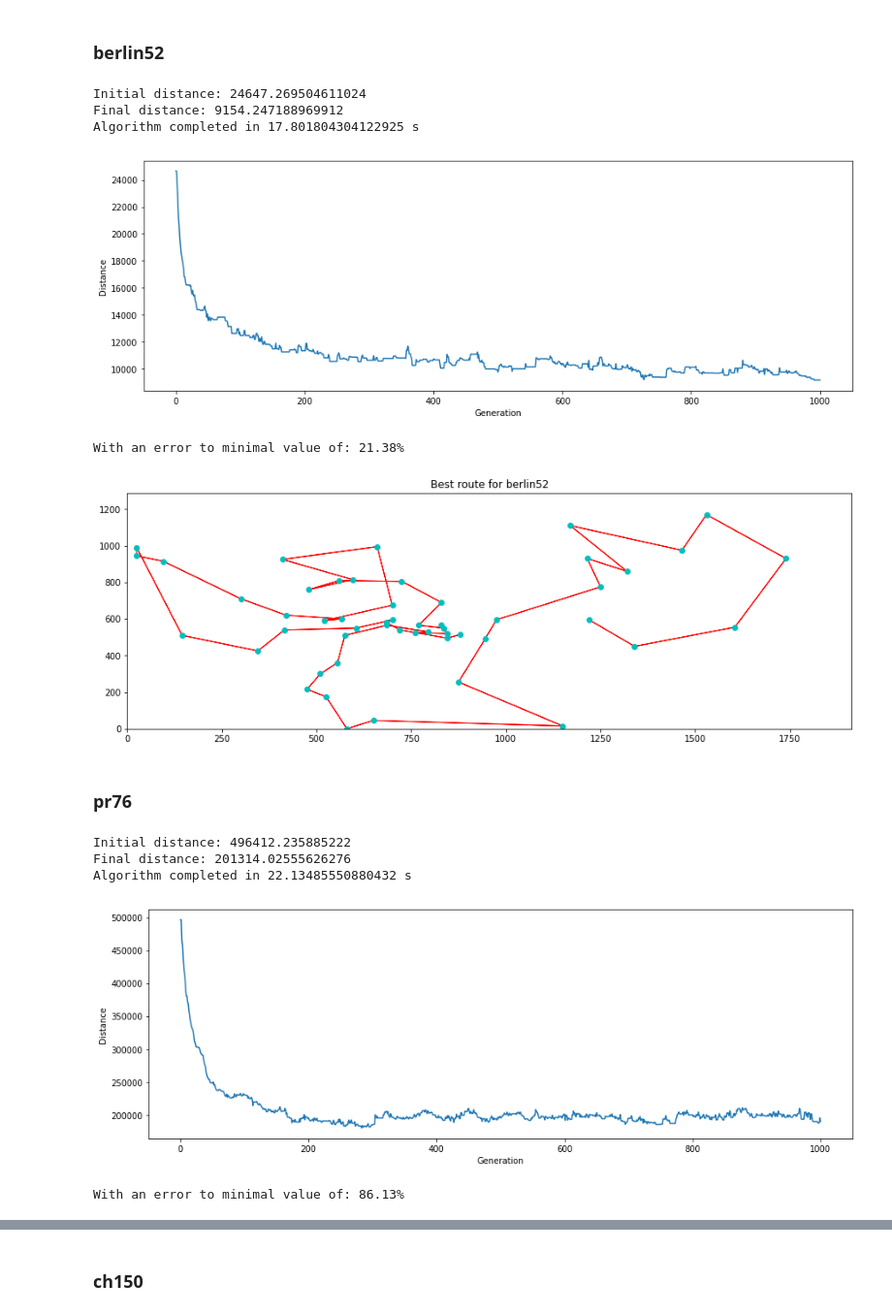
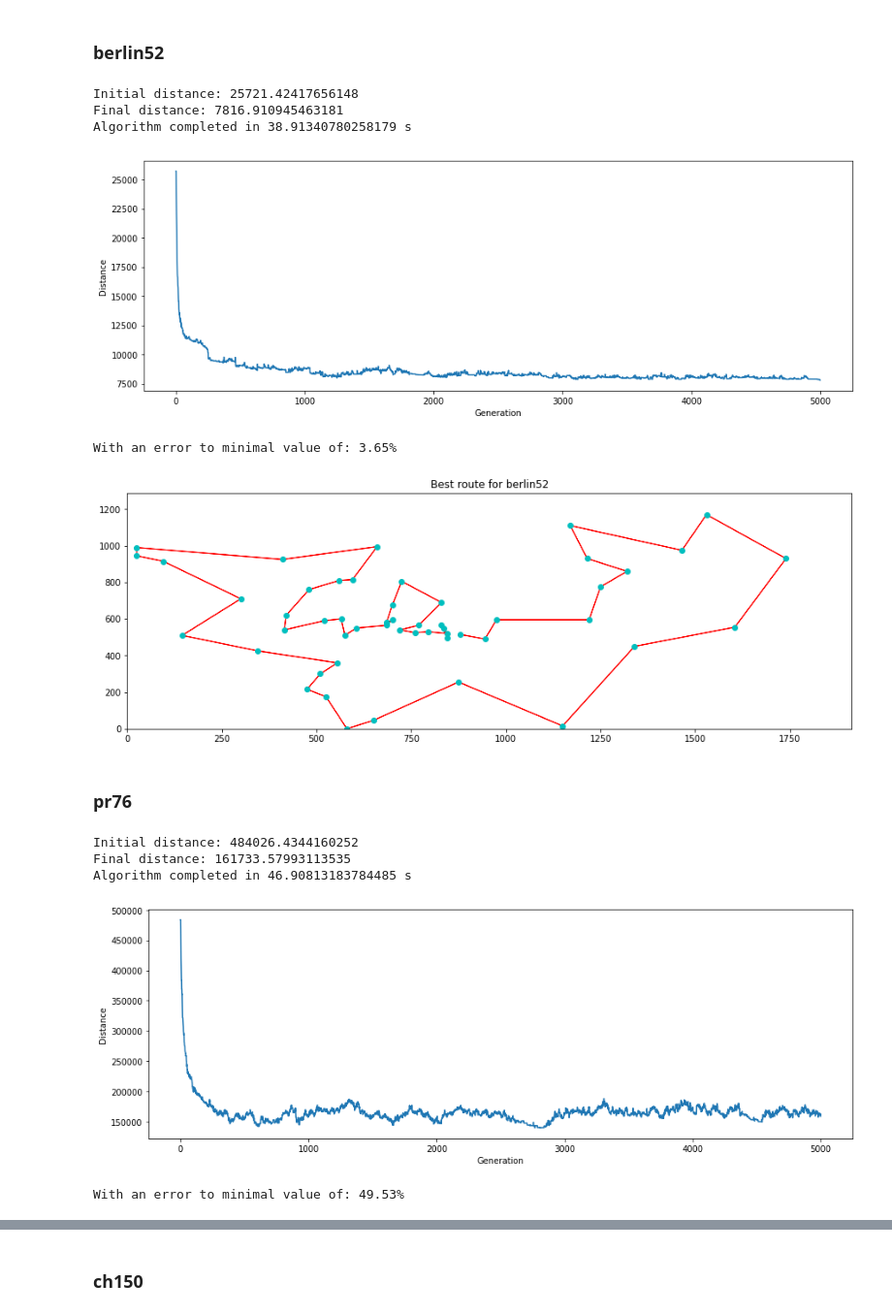
Before and after one commit to DBertazioli/Ant-Q-KGA, a Jupyter notebook: genomic/extended_try.ipynb, the cells around one changed output, grey strips where cells are left out. Shown: that part at 97% size. Drawn from its saved outputs; the diff is of its cells as text; code cells hidden in the pictures.

```diff
--- a/genomic/extended_try.ipynb
+++ b/genomic/extended_try.ipynb
@@ -261,6 +261,7 @@ bestKnown_tsp = {
 list_dist = []
 list_time = []
 list_route = []
+list_errp = []
 # %% [markdown]
 ### berlin52
 # %%
@@ -273,23 +274,25 @@ route, dist, time_ex = GenA(permutation = cities, dm = d_matrix,
                          selection = 'tournament',
                          elite_n = 25,
                          mutation_r = 0.01,
-                         n_of_gen = 1000,
+                         n_of_gen = 5000,
                            plot = True)
 
-print('With an error to minimal value of: {}%'.format(errPerc(bestKnown_tsp['berlin52'], dist, 2)))
+errp = errPerc(bestKnown_tsp['berlin52'], dist, 2)
+print('With an error to minimal value of: {}%'.format(errp))
 list_dist.append(dist)
 list_time.append(time_ex)
 list_route.append(route)
+list_errp.append(errp)
 # %% [output]
-Initial distance: 24647.269504611024
-Final distance: 9154.247188969912
-Algorithm completed in 17.801804304122925 s
+Initial distance: 25721.42417656148
+Final distance: 7816.910945463181
+Algorithm completed in 38.91340780258179 s
-[figure, old version]
+[figure, new version]
-With an error to minimal value of: 21.38%
+With an error to minimal value of: 3.65%
 # %%
 plot(df_berlin52, route, 'berlin52')
 # %% [output]
-[figure, old version]
+[figure, new version]
 # %% [markdown]
 ### pr76
 # %%
@@ -299,21 +302,24 @@ d_matrix = dist_matrix(df_pr76)
 # %%
 route, dist, time_ex = GenA(permutation = cities, dm = d_matrix,
                          popSize = 100,
                          selection = 'tournament',
                          elite_n = 25,
                          mutation_r = 0.01,
-                         n_of_gen = 1000,
+                         n_of_gen = 5000,
                            plot = True)
-print('With an error to minimal value of: {}%'.format(errPerc(bestKnown_tsp['pr76'], dist, 2)))
+
+errp = errPerc(bestKnown_tsp['pr76'], dist, 2)
+print('With an error to minimal value of: {}%'.format(errp))
 list_dist.append(dist)
 list_time.append(time_ex)
 list_route.append(route)
+list_errp.append(errp)
 # %% [output]
-Initial distance: 496412.235885222
-Final distance: 201314.02555626276
-Algorithm completed in 22.13485550880432 s
+Initial distance: 484026.4344160252
+Final distance: 161733.57993113535
+Algorithm completed in 46.90813183784485 s
-[figure, old version]
+[figure, new version]
-With an error to minimal value of: 86.13%
+With an error to minimal value of: 49.53%
 # %%
 plot(df_pr76, route, 'pr76')
 # %% [output]
```
Also changed, not shown: parts of 6 cells of this notebook, 4 other files.
